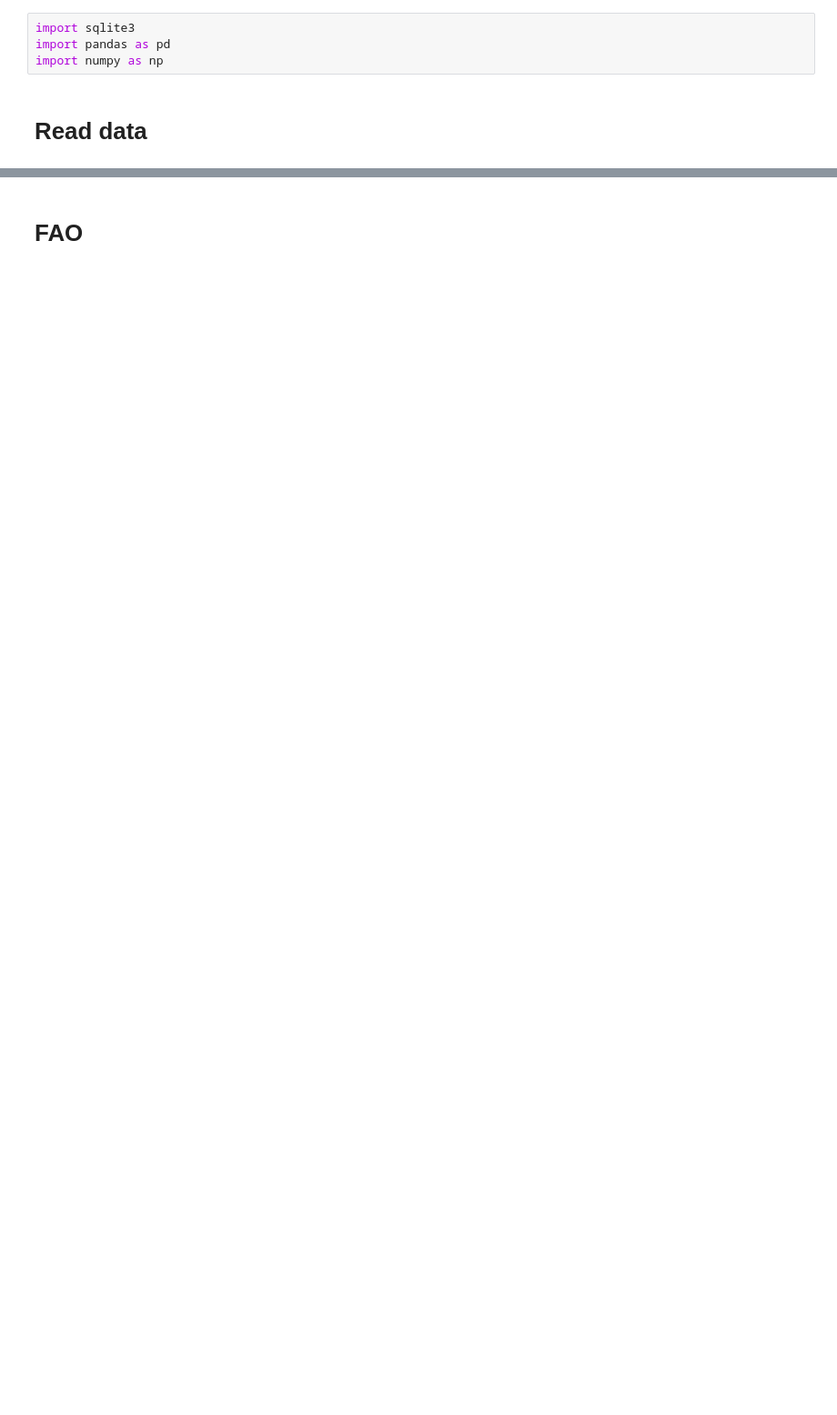
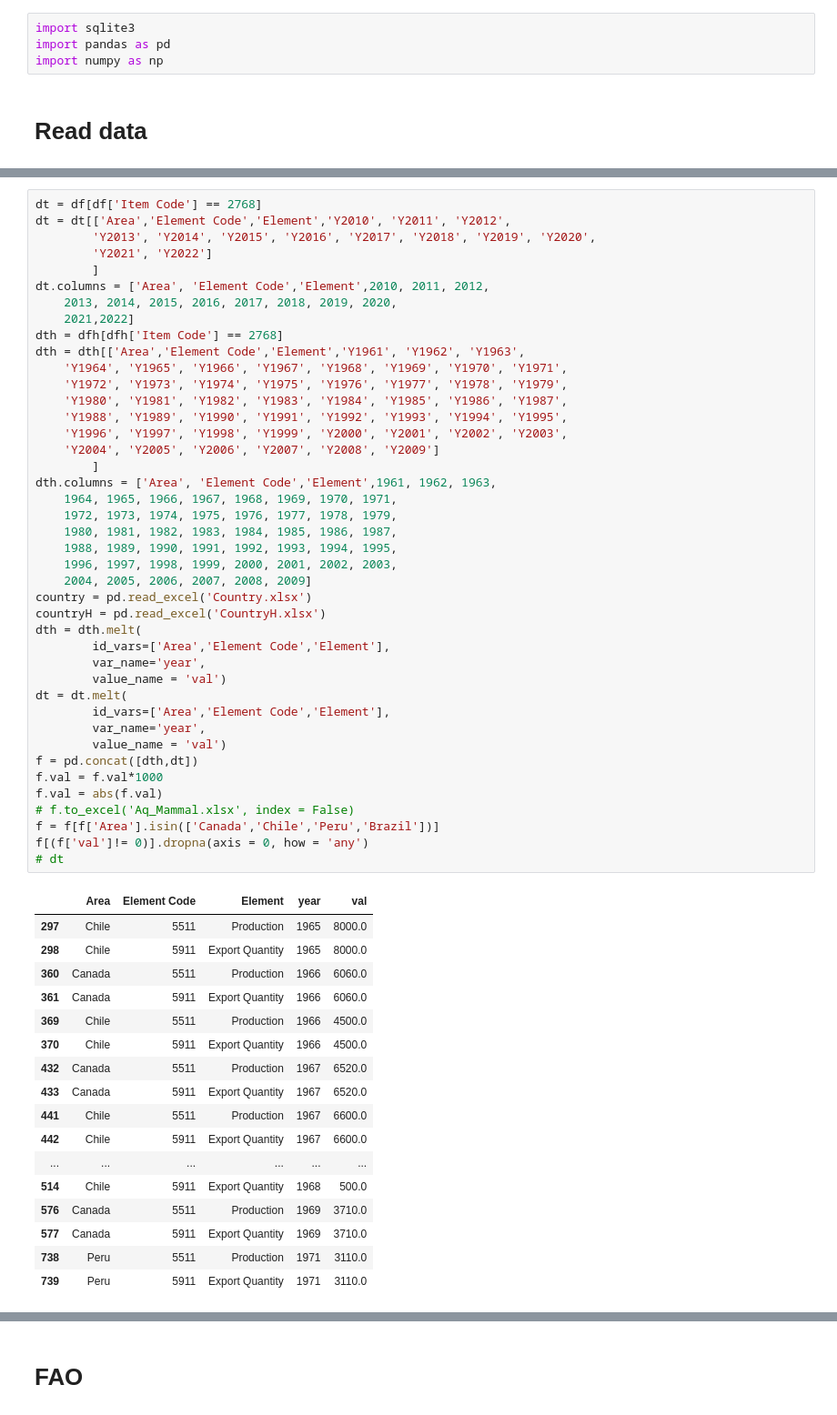
Before and after one commit to shangkexin/FAO_Food_Balance_Sheet, a Jupyter notebook: FAO_FBS_2024.ipynb, the cells around one changed output, grey strips where cells are left out. Shown: that part at 91% size. Cells and saved outputs as stored; diff of their text form; blank space fills up the shorter version.

```diff
--- a/FAO_FBS_2024.ipynb
+++ b/FAO_FBS_2024.ipynb
@@ -37,0 +21,60 @@ for code in dfh['Element Code']:
+# %%
+dt = df[df['Item Code'] == 2768]
+dt = dt[['Area','Element Code','Element','Y2010', 'Y2011', 'Y2012',
+        'Y2013', 'Y2014', 'Y2015', 'Y2016', 'Y2017', 'Y2018', 'Y2019', 'Y2020',
+        'Y2021', 'Y2022']
+        ]
+dt.columns = ['Area', 'Element Code','Element',2010, 2011, 2012,
+    2013, 2014, 2015, 2016, 2017, 2018, 2019, 2020,
+    2021,2022]
+dth = dfh[dfh['Item Code'] == 2768]
+dth = dth[['Area','Element Code','Element','Y1961', 'Y1962', 'Y1963',
+    'Y1964', 'Y1965', 'Y1966', 'Y1967', 'Y1968', 'Y1969', 'Y1970', 'Y1971',
+    'Y1972', 'Y1973', 'Y1974', 'Y1975', 'Y1976', 'Y1977', 'Y1978', 'Y1979',
+    'Y1980', 'Y1981', 'Y1982', 'Y1983', 'Y1984', 'Y1985', 'Y1986', 'Y1987',
+    'Y1988', 'Y1989', 'Y1990', 'Y1991', 'Y1992', 'Y1993', 'Y1994', 'Y1995',
+    'Y1996', 'Y1997', 'Y1998', 'Y1999', 'Y2000', 'Y2001', 'Y2002', 'Y2003',
+    'Y2004', 'Y2005', 'Y2006', 'Y2007', 'Y2008', 'Y2009']
+        ]
+dth.columns = ['Area', 'Element Code','Element',1961, 1962, 1963,
+    1964, 1965, 1966, 1967, 1968, 1969, 1970, 1971,
+    1972, 1973, 1974, 1975, 1976, 1977, 1978, 1979,
+    1980, 1981, 1982, 1983, 1984, 1985, 1986, 1987,
+    1988, 1989, 1990, 1991, 1992, 1993, 1994, 1995,
+    1996, 1997, 1998, 1999, 2000, 2001, 2002, 2003,
+    2004, 2005, 2006, 2007, 2008, 2009]
+country = pd.read_excel('Country.xlsx')
+countryH = pd.read_excel('CountryH.xlsx')
+dth = dth.melt(
+        id_vars=['Area','Element Code','Element'],
+        var_name='year',
+        value_name = 'val')
+dt = dt.melt(
+        id_vars=['Area','Element Code','Element'],
+        var_name='year',
+        value_name = 'val')
+f = pd.concat([dth,dt])
+f.val = f.val*1000
+f.val = abs(f.val)
+# f.to_excel('Aq_Mammal.xlsx', index = False)
+f = f[f['Area'].isin(['Canada','Chile','Peru','Brazil'])]
+f[(f['val']!= 0)].dropna(axis = 0, how = 'any')
+# dt
+# %% [output]
+|  | Area | Element Code | Element | year | val |
+| 297 | Chile | 5511 | Production | 1965 | 8000.0 |
+| 298 | Chile | 5911 | Export Quantity | 1965 | 8000.0 |
+| 360 | Canada | 5511 | Production | 1966 | 6060.0 |
+| 361 | Canada | 5911 | Export Quantity | 1966 | 6060.0 |
+| 369 | Chile | 5511 | Production | 1966 | 4500.0 |
+| 370 | Chile | 5911 | Export Quantity | 1966 | 4500.0 |
+| 432 | Canada | 5511 | Production | 1967 | 6520.0 |
+| 433 | Canada | 5911 | Export Quantity | 1967 | 6520.0 |
+| 441 | Chile | 5511 | Production | 1967 | 6600.0 |
+| 442 | Chile | 5911 | Export Quantity | 1967 | 6600.0 |
+| ... | ... | ... | ... | ... | ... |
+| 514 | Chile | 5911 | Export Quantity | 1968 | 500.0 |
+| 576 | Canada | 5511 | Production | 1969 | 3710.0 |
+| 577 | Canada | 5911 | Export Quantity | 1969 | 3710.0 |
+| 738 | Peru | 5511 | Production | 1971 | 3110.0 |
+| 739 | Peru | 5911 | Export Quantity | 1971 | 3110.0 |
```
Also changed, not shown: parts of 29 cells of this notebook, 4 other files.
